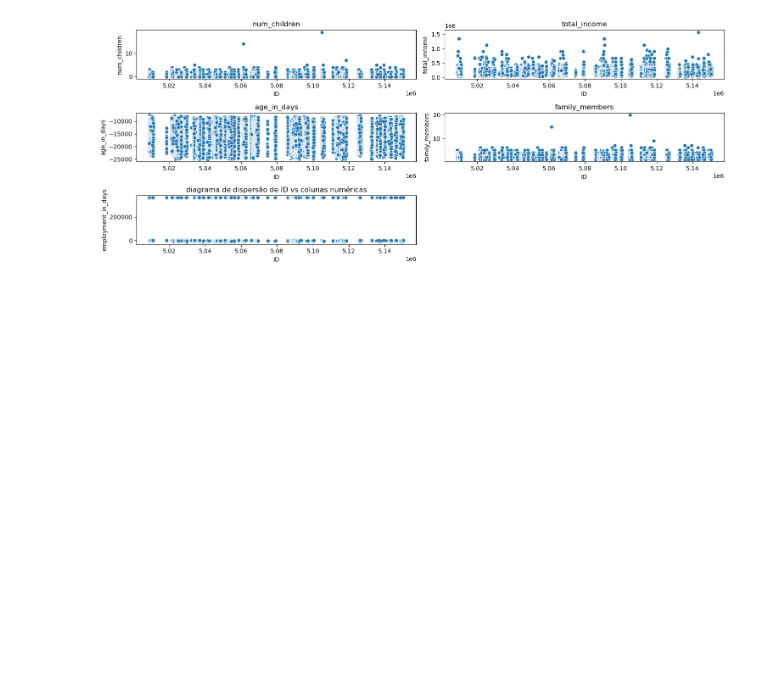
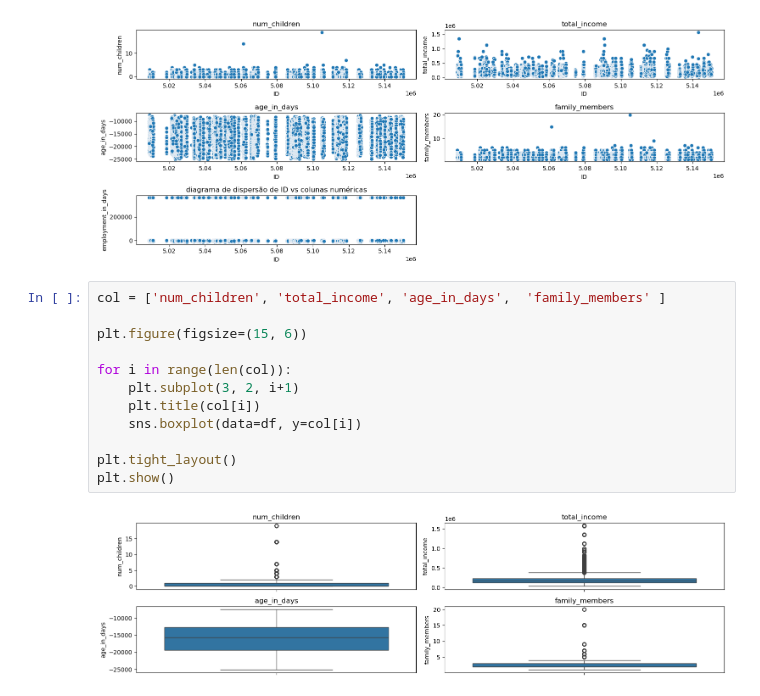
Before and after one commit to RodrigoD4v/credit-crad-risk-analysis, a Jupyter notebook: notebooks/credit_card_approval.ipynb, the cells around one changed output. Saved outputs shown, nothing was run; the diff lists cells and outputs as text; blank space fills up the shorter version.

Commit message:
Realizando data preprocessing

```diff
--- a/notebooks/credit_card_approval.ipynb
+++ b/notebooks/credit_card_approval.ipynb
@@ -889,3 +889,17 @@ plt.tight_layout()
 plt.show()
 # %% [output]
 [figure]
+# %%
+col = ['num_children', 'total_income', 'age_in_days',  'family_members' ]
+
+plt.figure(figsize=(15, 6))
+
+for i in range(len(col)):
+    plt.subplot(3, 2, i+1)
+    plt.title(col[i])
+    sns.boxplot(data=df, y=col[i])
+
+plt.tight_layout()
+plt.show()
+# %% [output]
+[figure, added]
```
Also changed, not shown: parts of 6 cells of this notebook.
